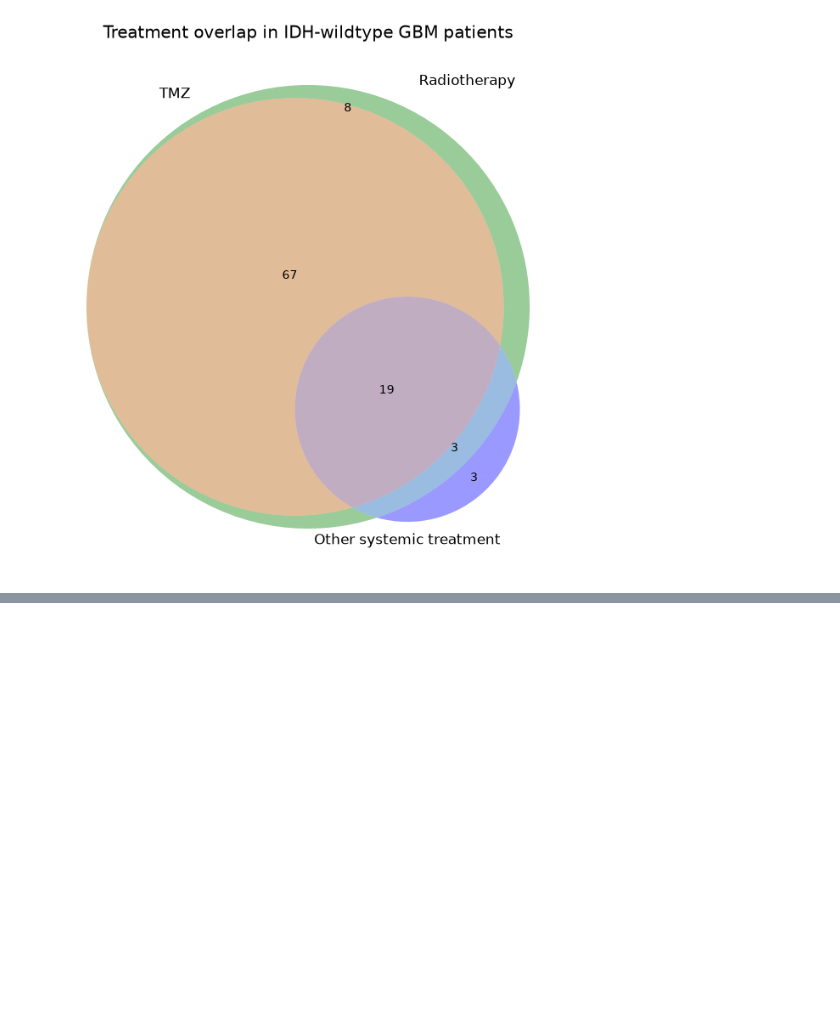
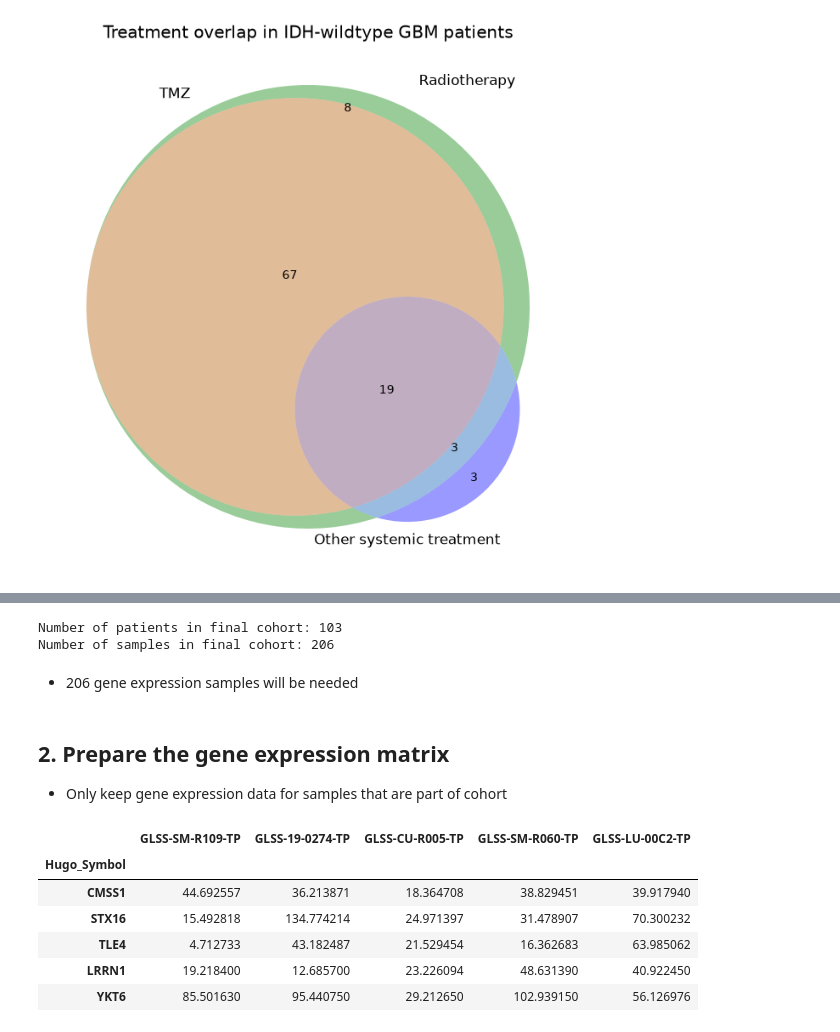
Before and after one commit to zuhany/cell_lines_pv_26, a Jupyter notebook: notebooks/GLASS.ipynb, the cells around one changed output, grey strips where cells are left out. Saved outputs shown, nothing was run; the diff lists cells and outputs as text; code cells hidden in the pictures; blank space fills up the shorter version.

```diff
--- a/notebooks/GLASS.ipynb
+++ b/notebooks/GLASS.ipynb
@@ -1468,0 +1497,11 @@ plt.show()
+# %%
+print("Number of patients in final cohort:", glass_idhwt_gbm_primary_R1_pairs["PATIENT_ID"].nunique())
+print("Number of samples in final cohort:", (glass_idhwt_gbm_primary_R1_pairs["PRIMARY_SAMPLE_ID"].nunique() + glass_idhwt_gbm_primary_R1_pairs["FIRST_RECURRENCE_SAMPLE_ID"].nunique()))
+# %% [output]
+Number of patients in final cohort: 103
+Number of samples in final cohort: 206
+# %% [markdown]
+- 206 gene expression samples will be needed
+# %% [markdown]
+## 2. Prepare the gene expression matrix
+- Only keep gene expression data for samples that are part of cohort
@@ -1468,0 +1517,10 @@ plt.show()
+# %%
+glass_idhwt_gbm_primary_R1_TPM.iloc[:5, :5]
+# %% [output]
+|  | GLSS-SM-R109-TP | GLSS-19-0274-TP | GLSS-CU-R005-TP | GLSS-SM-R060-TP | GLSS-LU-00C2-TP |
+| Hugo_Symbol |  |  |  |  |  |
+| CMSS1 | 44.692557 | 36.213871 | 18.364708 | 38.829451 | 39.917940 |
+| STX16 | 15.492818 | 134.774214 | 24.971397 | 31.478907 | 70.300232 |
+| TLE4 | 4.712733 | 43.182487 | 21.529454 | 16.362683 | 63.985062 |
+| LRRN1 | 19.218400 | 12.685700 | 23.226094 | 48.631390 | 40.922450 |
+| YKT6 | 85.501630 | 95.440750 | 29.212650 | 102.939150 | 56.126976 |
```
Also changed, not shown: parts of 41 cells of this notebook, 10 other files.
